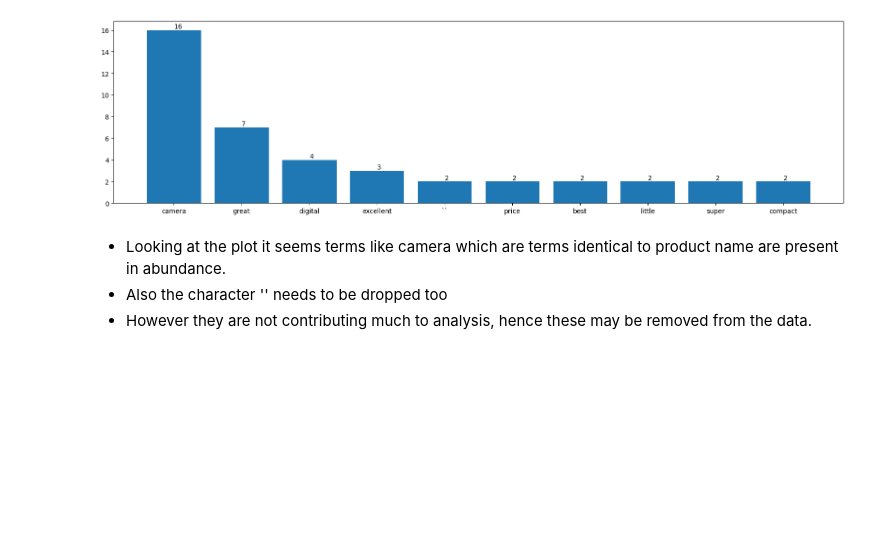
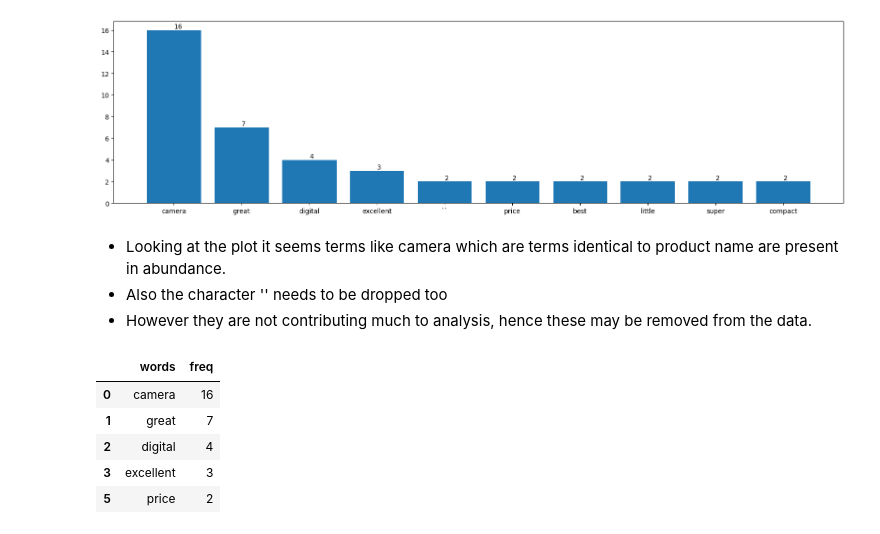
Before and after one commit to nits2612/NLP-Projects, a Jupyter notebook: Exploration-and-visualization-of-product reviews-using-nlt.ipynb, the cells around one changed output. Cells and saved outputs as stored; diff of their text form; code cells hidden in the pictures; blank space fills up the shorter version.

```diff
--- a/Exploration-and-visualization-of-product reviews-using-nlt.ipynb
+++ b/Exploration-and-visualization-of-product reviews-using-nlt.ipynb
@@ -265 +267,10 @@ plt.show()
+# %%
+top_20_words.head()
+# %% [output]
+|  | words | freq |
+| 0 | camera | 16 |
+| 1 | great | 7 |
+| 2 | digital | 4 |
+| 3 | excellent | 3 |
+| 5 | price | 2 |
 # %%
```
Also changed, not shown: parts of 6 cells of this notebook.
